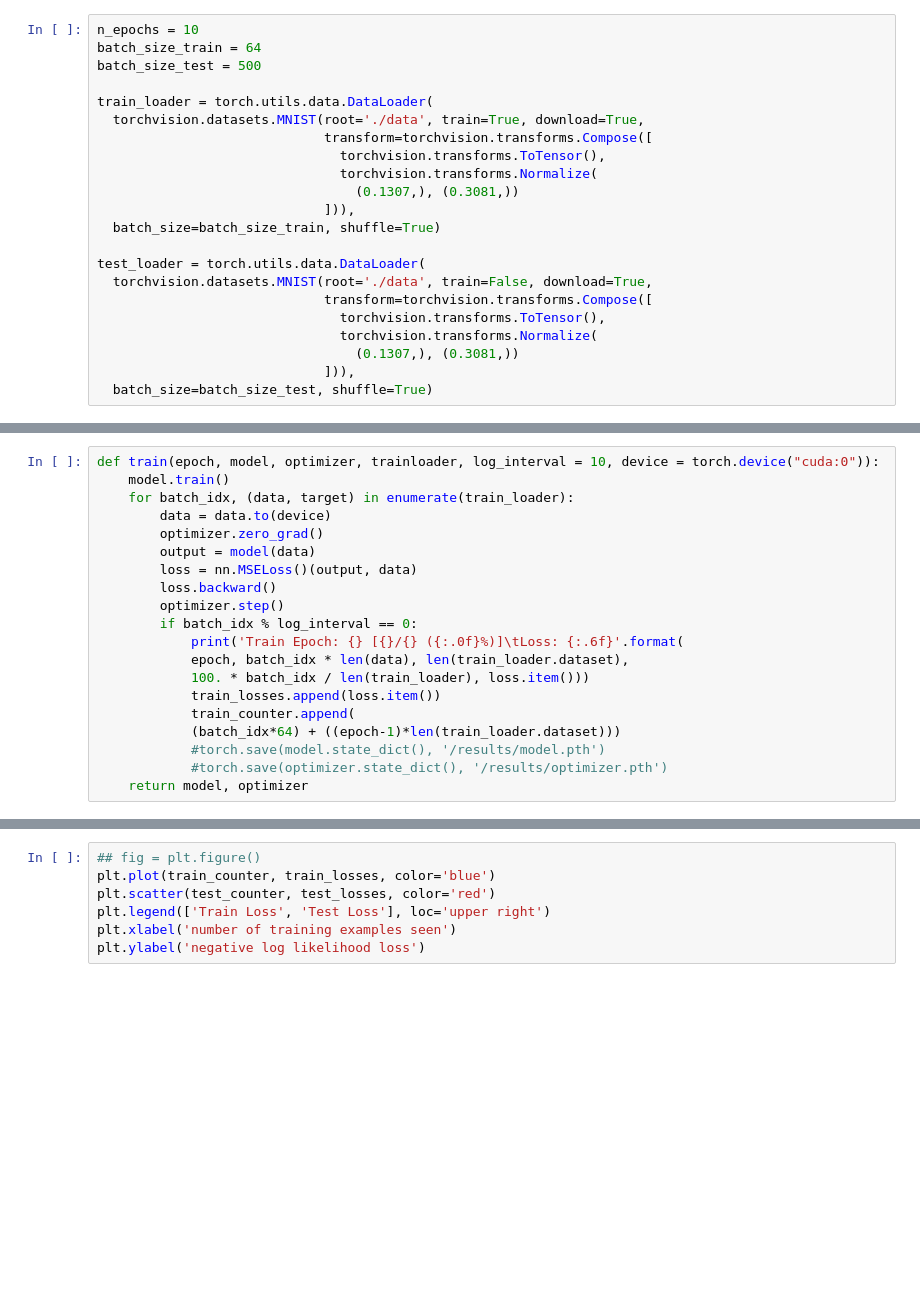
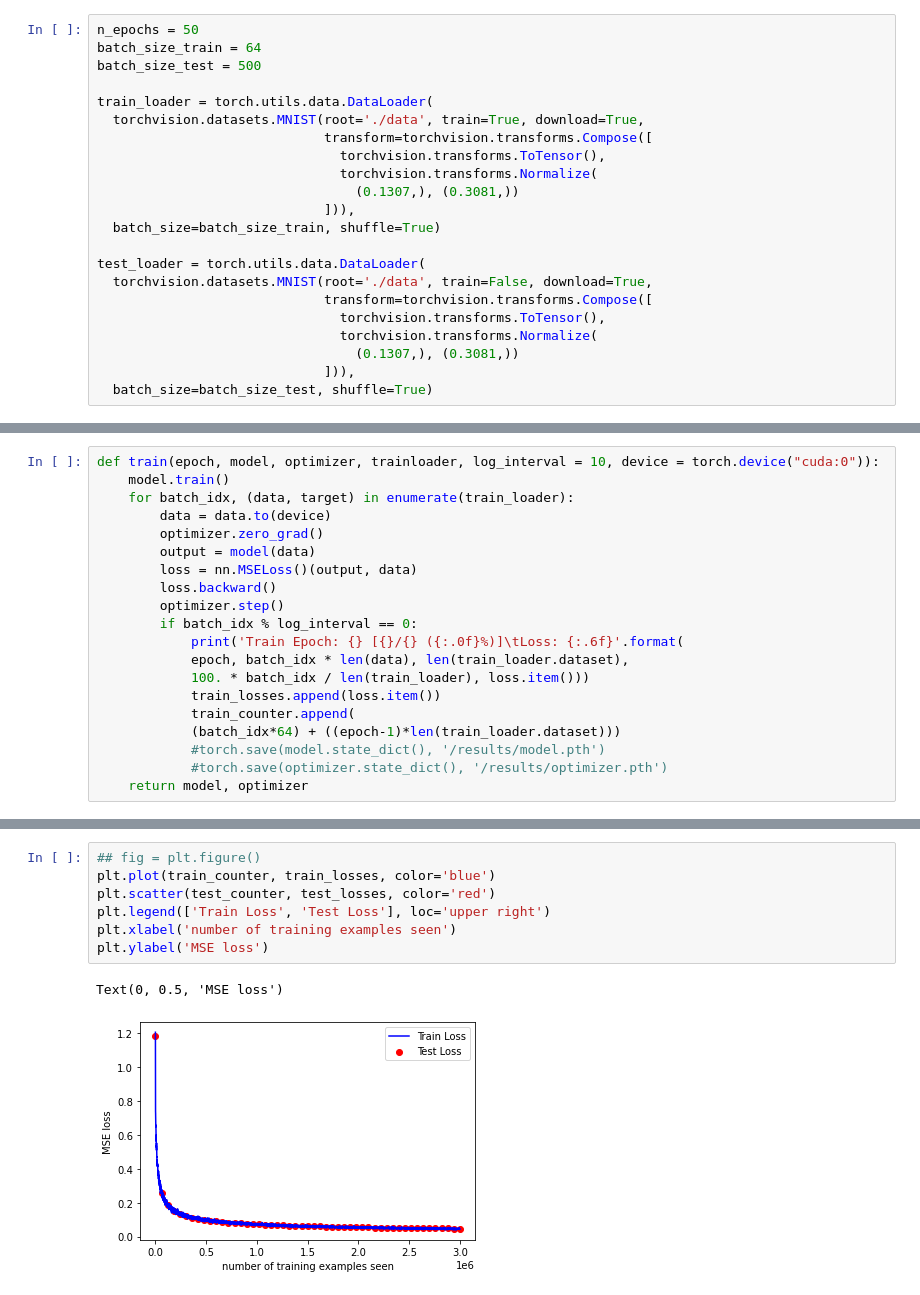
Before and after one commit to caixunshiren/One_hot_net, a Jupyter notebook: Cryptography_application.ipynb, the cells around one changed output, grey strips where cells are left out. Cells and saved outputs as stored; diff of their text form; blank space fills up the shorter version.

```diff
--- a/Cryptography_application.ipynb
+++ b/Cryptography_application.ipynb
@@ -11,7 +11,7 @@ torch.manual_seed(random_seed)
 # %% [output]
 <torch._C.Generator at 0x...>
 # %%
-n_epochs = 10
+n_epochs = 50
 batch_size_train = 64
 batch_size_test = 500
 
@@ -252,7 +279,10 @@ for epoch in range(1, n_epochs + 1):
 # %%
 ## fig = plt.figure()
 plt.plot(train_counter, train_losses, color='blue')
 plt.scatter(test_counter, test_losses, color='red')
 plt.legend(['Train Loss', 'Test Loss'], loc='upper right')
 plt.xlabel('number of training examples seen')
-plt.ylabel('negative log likelihood loss')
+plt.ylabel('MSE loss')
+# %% [output]
+Text(0, 0.5, 'MSE loss')
+[figure, added]
```
Also changed, not shown: parts of 8 cells of this notebook, 4 other files.
